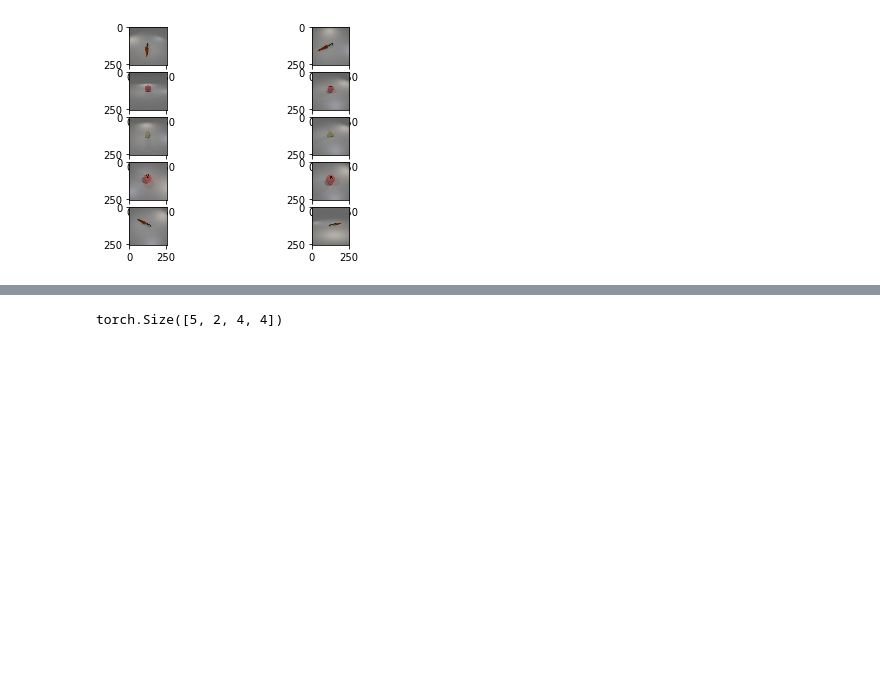
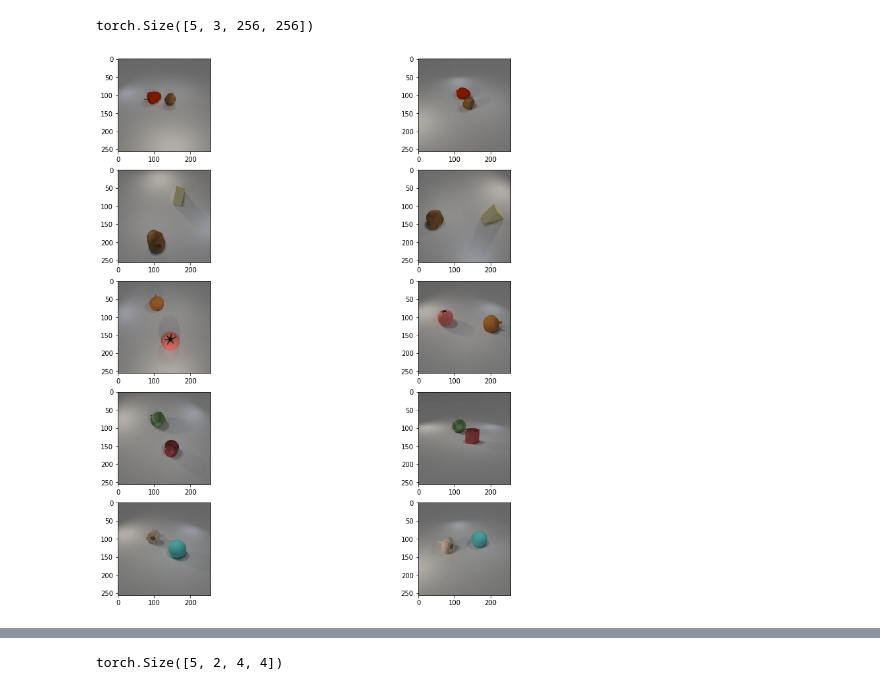
Before and after one commit to sakshamjindal/Non-Metric-3d-Representation, a Jupyter notebook: nbs/multiview-clevr.ipynb, the cells around one changed output, grey strips where cells are left out. Saved outputs shown, nothing was run; the diff lists cells and outputs as text; code cells hidden in the pictures; blank space fills up the shorter version.

```diff
--- a/nbs/multiview-clevr.ipynb
+++ b/nbs/multiview-clevr.ipynb
@@ -57,24 +32,0 @@ hyp_N = 10
-# %%
-def bbox_rearrange(tree,boxes= [],classes={},all_classes=[]):
-	for i in range(0, tree.num_children):
-		updated_tree,boxes,classes,all_classes = bbox_rearrange(tree.children[i],boxes=boxes,classes=classes,all_classes=all_classes)
-		tree.children[i] = updated_tree
-	if tree.function == "describe":
-		xmax,ymax,zmin,xmin,ymin,zmax = tree.bbox_origin
-		box = np.array([xmin,ymin,zmin,xmax,ymax,zmax])
-		tree.bbox_origin = box
-		boxes.append(box)
-		classes["shape"] = tree.word
-		all_classes.append(classes)
-		classes = {}
-	if tree.function == "combine":
-		if "large" in tree.word or "small" in tree.word:
-			classes["size"] = tree.word
-		elif "metal" in tree.word or "rubber" in tree.word:
-			classes["material"] = tree.word
-		else:
-			classes["color"] = tree.word
-	return tree,boxes,classes,all_classes
-# %%
-tree = pickle.load(open(os.path.join("/home/mprabhud/dataset/clevr_veggies",data['tree_seq_filename']),"rb"))
-tree,boxes,_,_ = bbox_rearrange(tree,boxes=[],classes={},all_classes=[])
@@ -83,7 +164,11 @@ boxes = np.stack(boxes)
 # %%
 def collate_boxes(data):
-    query_image, num_boxes_q, boxes_q, key_image, num_boxes_k, boxes_k, scene_num, query_img_view, key_img_view, pix_T_cams_raw, camR_T_origin_raw, origin_T_camXs_raw, gt_egomotion, idx = zip(*data)
+    query_image, num_boxes_q, boxes_q, boxes_viz_q, key_image, num_boxes_k, boxes_k, boxes_viz_k, scene_num, query_img_view, key_img_view, pix_T_cams_raw, camR_T_origin_raw, origin_T_camXs_raw, gt_egomotion, idx = zip(*data)
     batch_size = len(num_boxes_q)
+
+#     print(boxes_viz_q)
+#     print(query_image.shape, num_boxes_q.shape, boxes_q.shape, boxes_viz_q.shape)
+#     print(scene_num.shape, query_img_view.shape, key_img_view.shape, pix_T_cams_raw.shape, camR_T_origin_raw.shape, origin_T_camXs_raw.shape, gt_egomotion.shape, idx.shape)
 
 #     print(torch.stack(list(query_image)))
     query_image = torch.stack(list(query_image))
@@ -95,6 +180,9 @@ def collate_boxes(data):
 
     boxes_q = list(boxes_q)
     boxes_k = list(boxes_k)
+
+    boxes_viz_q = torch.stack(list(boxes_viz_q))
+    boxes_viz_k = torch.stack(list(boxes_viz_k))
 
     object_boxes_q = torch.cat(boxes_q, dim=0)
     object_boxes_k = torch.cat(boxes_k, dim=0)
@@ -110,8 +198,8 @@ def collate_boxes(data):
 
 
     metadata = {"index": index, "scene_number":scene_num, "query_image_index":query_img_view,"key_image_index":key_img_view, "pix_T_cams_raw":torch.as_tensor(pix_T_cams_raw).cuda(), "camR_T_origin_raw":torch.as_tensor(camR_T_origin_raw).cuda(), "origin_T_camXs_raw":torch.as_tensor(origin_T_camXs_raw).cuda(), "rel_viewpoint":torch.as_tensor(gt_egomotion).cuda()}
-    feed_dict_q = {"images":torch.as_tensor(query_image).cuda(), "objects":num_boxes_q, "objects_boxes":torch.as_tensor(object_boxes_q).cuda()}
-    feed_dict_k = {"images":torch.as_tensor(key_image).cuda(), "objects":num_boxes_k, "objects_boxes":torch.as_tensor(object_boxes_k).cuda()}
+    feed_dict_q = {"images":torch.as_tensor(query_image).cuda(), "objects":num_boxes_q, "objects_boxes":torch.as_tensor(object_boxes_q).cuda(), "images_with_boxes":torch.as_tensor(boxes_viz_q).cuda()}
+    feed_dict_k = {"images":torch.as_tensor(key_image).cuda(), "objects":num_boxes_k, "objects_boxes":torch.as_tensor(object_boxes_k).cuda(), "images_with_boxes":torch.as_tensor(boxes_viz_k).cuda()}
 
 
     return feed_dict_q, feed_dict_k, metadata
@@ -238,3 +432,3 @@ class CLEVR_train(Dataset):
 # %%
-train_dataset = CLEVR_train(root_dir='/home/mprabhud/dataset/clevr_lang/npys/aa_5t.txt')
+train_dataset = CLEVR_train(root_dir='/home/mprabhud/dataset/clevr_lang/npys/ab_5t.txt', hyp_N=2)
 # %% [output]
@@ -256,7 +450,11 @@ metadata['scene_number'], metadata['key_image_index'], metadata['query_image_ind
+# %%
+feed_dict_q['images_with_boxes'].size()
+# %% [output]
+torch.Size([5, 3, 256, 256])
 # %%
-f, axarr = plt.subplots(5,2)
+f, axarr = plt.subplots(5,2, figsize=(15,15))
 for row in range(5):
     axarr[row,0].imshow(feed_dict_q['images'][row].detach().cpu().permute(1,2,0))
     axarr[row,1].imshow(feed_dict_k['images'][row].detach().cpu().permute(1,2,0))
 # %% [output]
-[figure, old version]
+[figure, new version]
```
Also changed, not shown: parts of 31 cells of this notebook, 8 other files.
